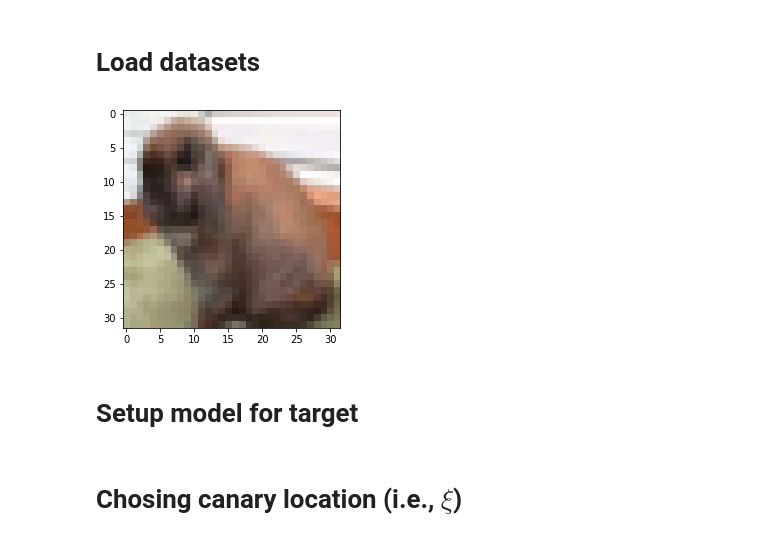
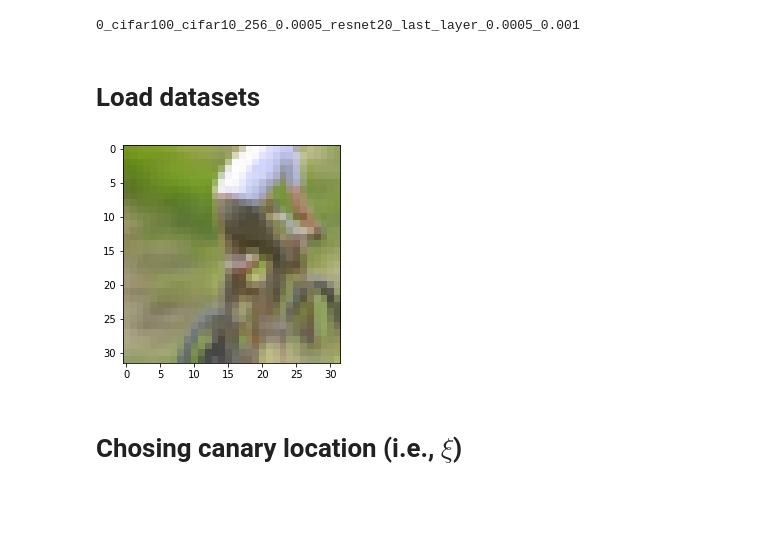
Before and after one commit to pasquini-dario/EludingSecureAggregation, a Jupyter notebook: CanaryGradient_POC.ipynb, the cells around one changed output. Saved outputs shown, nothing was run; the diff lists cells and outputs as text; code cells hidden in the pictures; blank space fills up the shorter version.

```diff
--- a/CanaryGradient_POC.ipynb
+++ b/CanaryGradient_POC.ipynb
@@ -28,18 +16,32 @@ tf.random.set_seed(rng_seed)
+# %%
+rng_seed = None
+dataset_key = "cifar100"
+dataset_key_shadow = "cifar10"
+batch_size_train = 256
+batch_size_test = 64
+# if pretrain model before canary injection (simulating FL)
+pre_train = False
+
+# attack
+max_number_of_iters = 10000
+#init_lr = .01
+#setps_lrs = [1000, 2000]
+#opt = tf.keras.optimizers.Adam(lr_schlr(init_lr, setps_lrs))
+opt = tf.keras.optimizers.Adam()
+
+model_id = 'resnet20'
+canary_id = 'last_layer'
+loss_function = models.sparse_classification_loss
+max_number_of_iters = 2000
+loss_threshold = 0.0005
+
+# FedAVG
+num_iter_fedAVG = 15
+learning_rate_fedAVG = 0.001
+
+name = '_'.join(map(str,[dataset_key, dataset_key_shadow, batch_size_train, loss_threshold, model_id, canary_id, loss_threshold, learning_rate_fedAVG]))
+print(name)
+# %% [output]
+0_cifar100_cifar10_256_0.0005_resnet20_last_layer_0.0005_0.001
 # %% [markdown]
 # Load datasets
-# %%
-# load target for MIA
-pool_targets, x_shape, class_num = load_dataset_classification(dataset_key, batch_size_test, split='test')
-# load local training set users for evaluation phase
-dataset_validation, _, _ = load_dataset_classification(dataset_key, batch_size_test, split='train', repeat=1)
-# load shadow dataset for canary injection
-shadow, x_shape_s, _ = load_dataset_classification(dataset_key_shadow, batch_size_train, split='train')
-
-assert x_shape_s == x_shape
-
-x_target, y_target = get_one_sample(pool_targets)
-plt.imshow((x_target[0]+1)/2);
-# %% [output]
-[figure, removed]
-# %% [markdown]
-# Setup model for target
@@ -53,2 +48,16 @@ if pre_train:
+# %%
+tf.random.set_seed(rng_seed)
+
+validation, shadow, x_shape, class_num, (x_target, y_target) = load_dataset(
+    dataset_key,
+    dataset_key_shadow,
+    batch_size_test,
+    batch_size_train,
+    data_aug_shadow=False
+)
+
+plt.imshow((x_target[0]+1)/2);
+# %% [output]
+[figure, added]
 # %% [markdown]
 # Chosing canary location (i.e., $\xi$)
```
Also changed, not shown: parts of 16 cells of this notebook, 7 other files.
